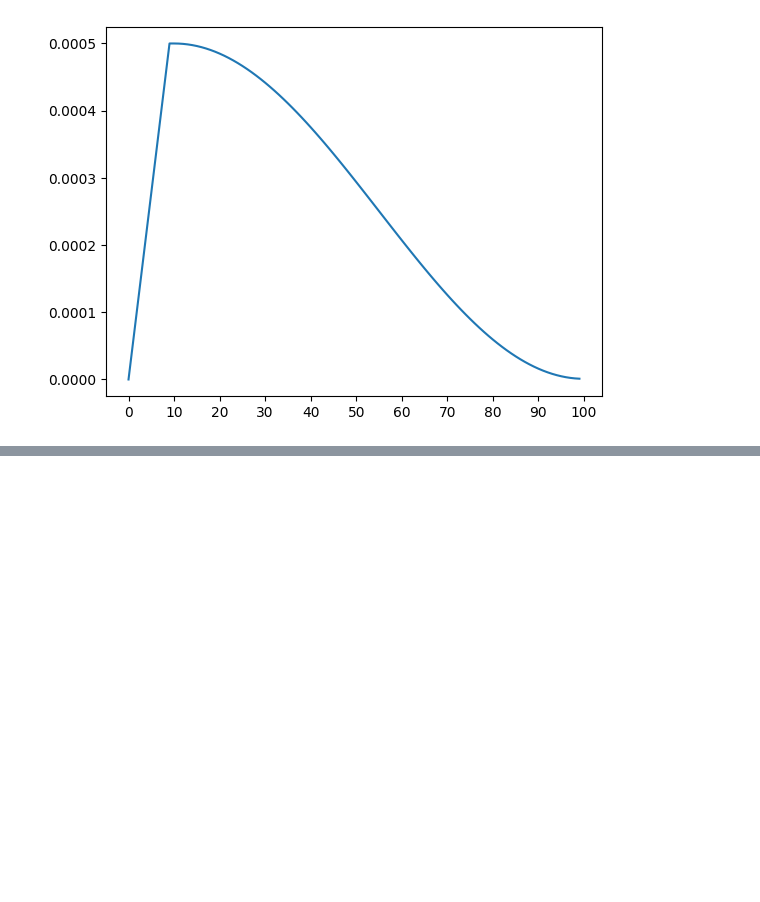
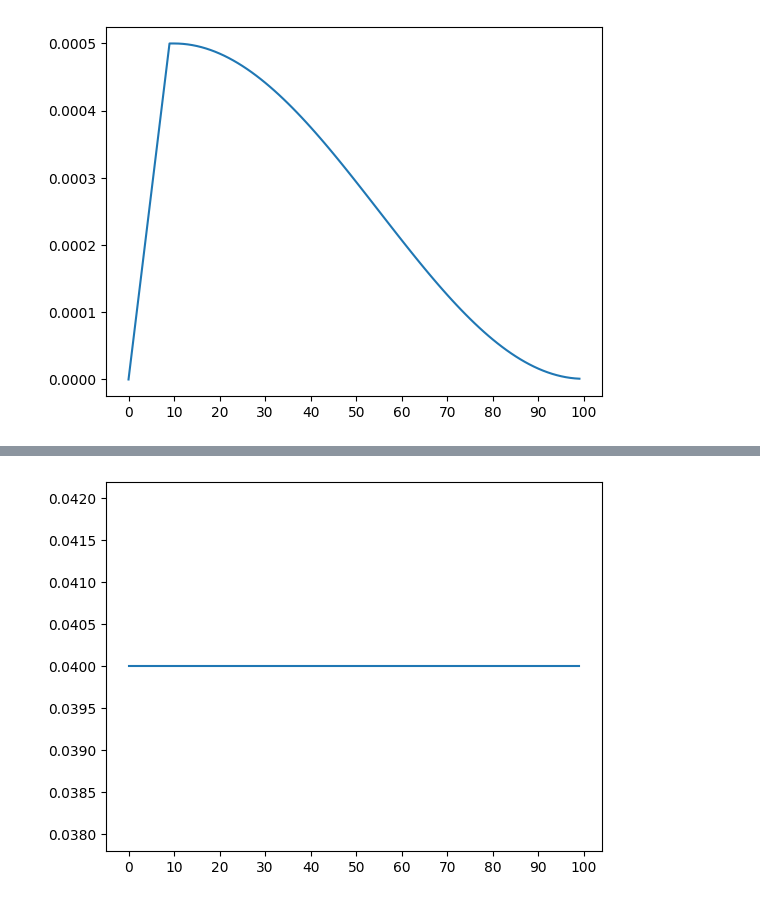
Before and after one commit to emnzn/DINO, a Jupyter notebook: notebooks/cosine_annealing.ipynb, the cells around one changed output, grey strips where cells are left out. Drawn from its saved outputs; the diff is of its cells as text; code cells hidden in the pictures; blank space fills up the shorter version.

```diff
--- a/notebooks/cosine_annealing.ipynb
+++ b/notebooks/cosine_annealing.ipynb
@@ -41,0 +91,6 @@ plt.show()
+# %%
+plt.plot(get_teacher_temperatures(100, 0, 0.04, 0.04))
+plt.xticks([i for i in range(0, 101, 10)])
+plt.show()
+# %% [output]
+[figure, added]
```
Also changed, not shown: parts of 4 cells of this notebook, 2 other files.
